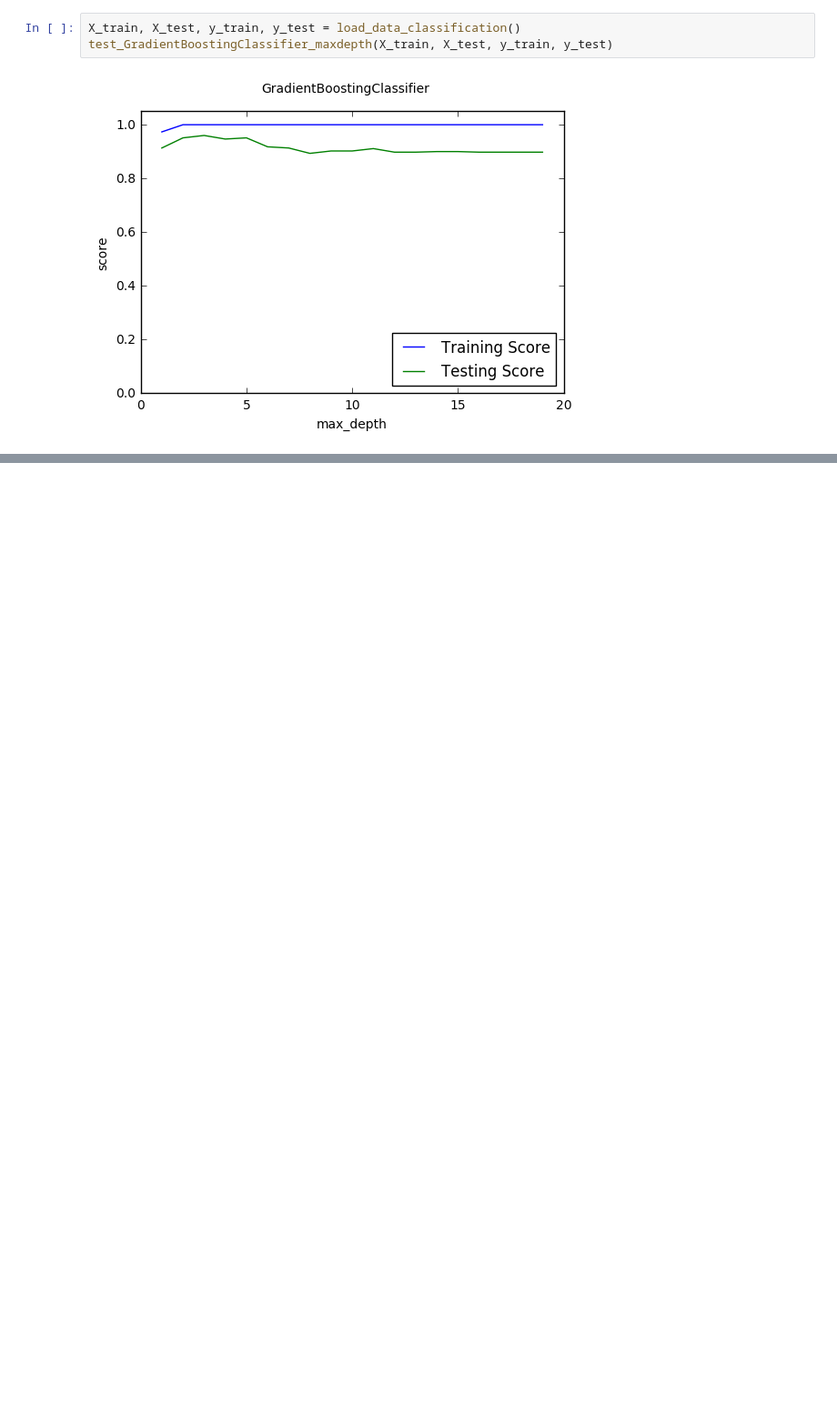
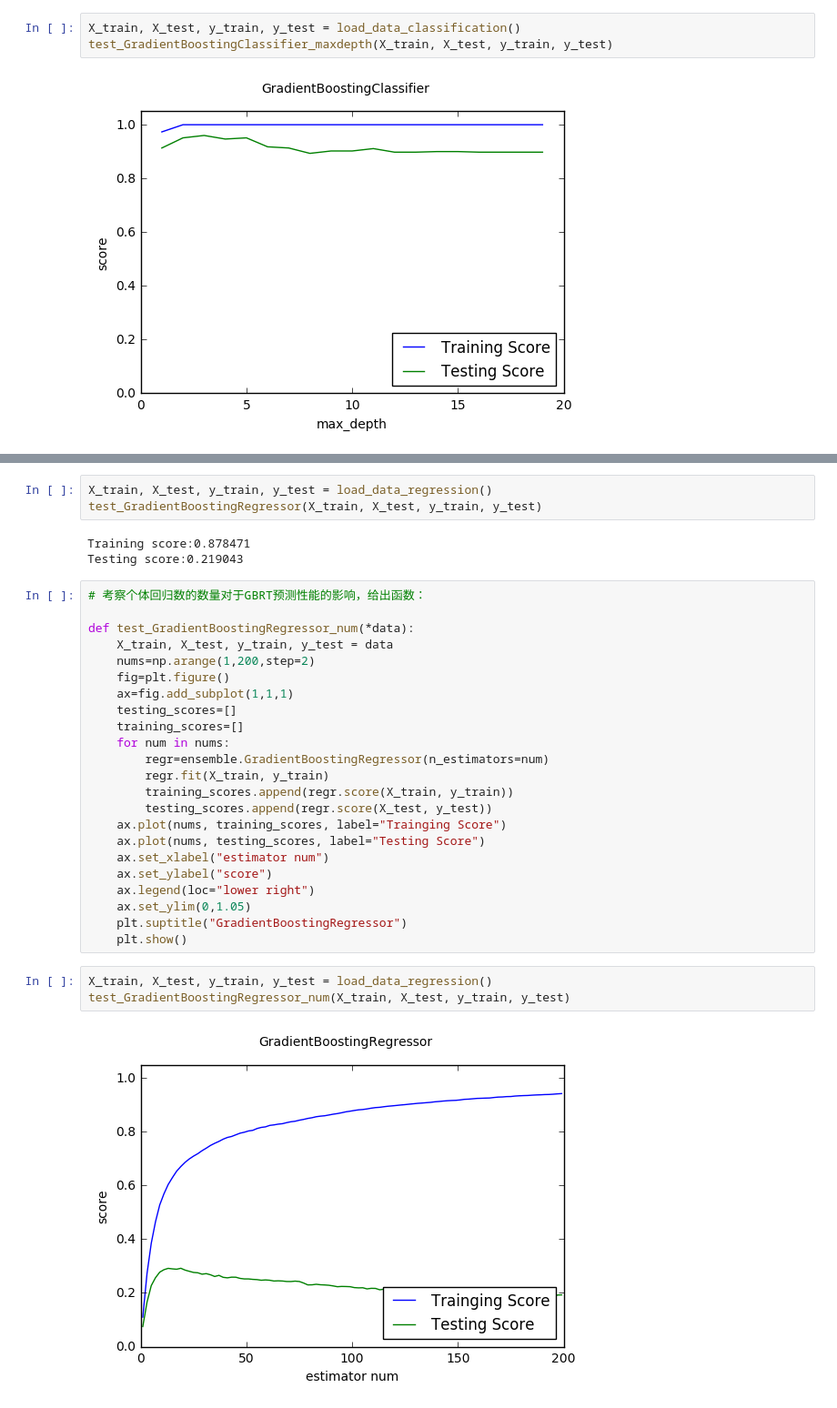
Before and after one commit to probao/Machine_Learning_Basis, a Jupyter notebook: Python-Machine Learning.ipynb, the cells around one changed output, grey strips where cells are left out. Shown at 91% size. Saved outputs shown, nothing was run; the diff lists cells and outputs as text; blank space fills up the shorter version.

```diff
--- a/Python-Machine Learning.ipynb
+++ b/Python-Machine Learning.ipynb
@@ -2903,0 +2993,34 @@ test_GradientBoostingClassifier_maxdepth(X_train, X_test, y_train, y_test)
+# %%
+X_train, X_test, y_train, y_test = load_data_regression()
+test_GradientBoostingRegressor(X_train, X_test, y_train, y_test)
+# %% [output]
+Training score:0.878471
+Testing score:0.219043
+# %%
+# 考察个体回归数的数量对于GBRT预测性能的影响，给出函数：
+
+def test_GradientBoostingRegressor_num(*data):
+    X_train, X_test, y_train, y_test = data
+    nums=np.arange(1,200,step=2)
+    fig=plt.figure()
+    ax=fig.add_subplot(1,1,1)
+    testing_scores=[]
+    training_scores=[]
+    for num in nums:
+        regr=ensemble.GradientBoostingRegressor(n_estimators=num)
+        regr.fit(X_train, y_train)
+        training_scores.append(regr.score(X_train, y_train))
+        testing_scores.append(regr.score(X_test, y_test))
+    ax.plot(nums, training_scores, label="Trainging Score")
+    ax.plot(nums, testing_scores, label="Testing Score")
+    ax.set_xlabel("estimator num")
+    ax.set_ylabel("score")
+    ax.legend(loc="lower right")
+    ax.set_ylim(0,1.05)
+    plt.suptitle("GradientBoostingRegressor")
+    plt.show()
+# %%
+X_train, X_test, y_train, y_test = load_data_regression()
+test_GradientBoostingRegressor_num(X_train, X_test, y_train, y_test)
+# %% [output]
+[figure, added]
```
Also changed, not shown: parts of 9 cells of this notebook.
